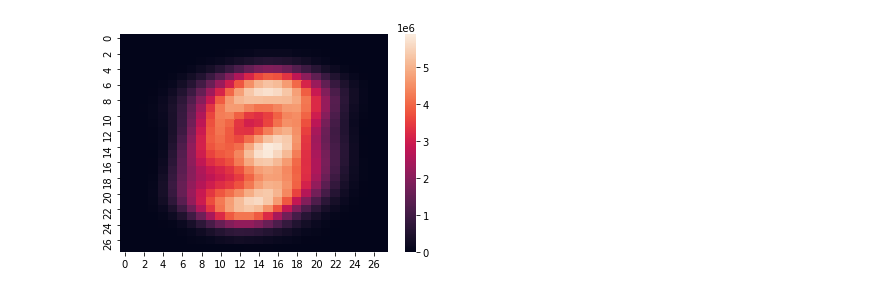
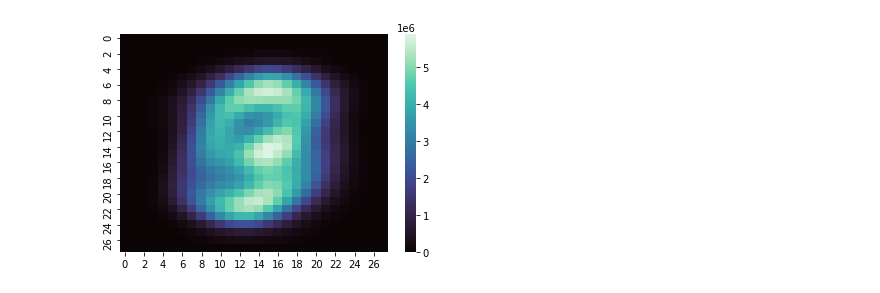
Before and after one commit to Blake-Manus/data-science-learning, a Jupyter notebook: Number Recognition/number-analysis.ipynb, the cells around one changed output. Saved outputs shown, nothing was run; the diff lists cells and outputs as text; code cells hidden in the pictures.

Commit message:
Reorganized data and added comments

```diff
--- a/Number Recognition/number-analysis.ipynb
+++ b/Number Recognition/number-analysis.ipynb
@@ -37,7 +59,17 @@ sum_data = sum_data.drop(['label'])
-# %%
-#Created a general heatmap of the Dataset
-heat_data = sum_data.to_numpy()
-heat_data = heat_data.reshape(28, 28)
-ax = sns.heatmap(heat_data)
-# %% [output]
-[figure, removed]
+# %%
+###The First the I wish to try is create a heatmap of the data
+###    so that I can have a greater visualization of it.
+###############################################################
+
+#Grab the sum of the values, drop the label column
+sum_data = train_data.sum(axis=0)
+sum_data = sum_data.drop(['label'])
+
+#Pass the sum data to heat_data as a numpy array,
+#Parse the data into the proper 28x28 pixel format
+heat_data = sum_data.to_numpy()
+heat_data = heat_data.reshape(28, 28)
+
+ax = sns.heatmap(heat_data, cmap='mako')
+# %% [output]
+[figure, added]
```
Also changed, not shown: parts of 4 cells of this notebook.
